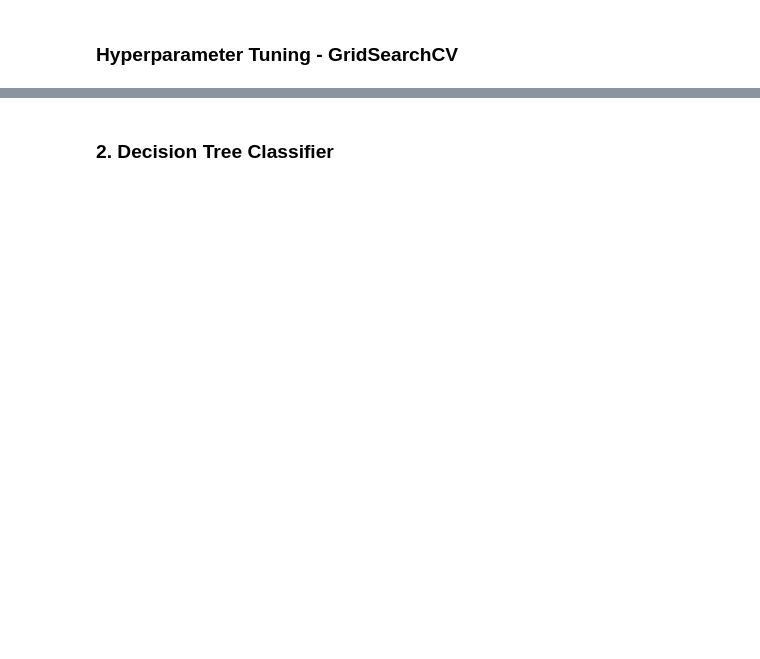
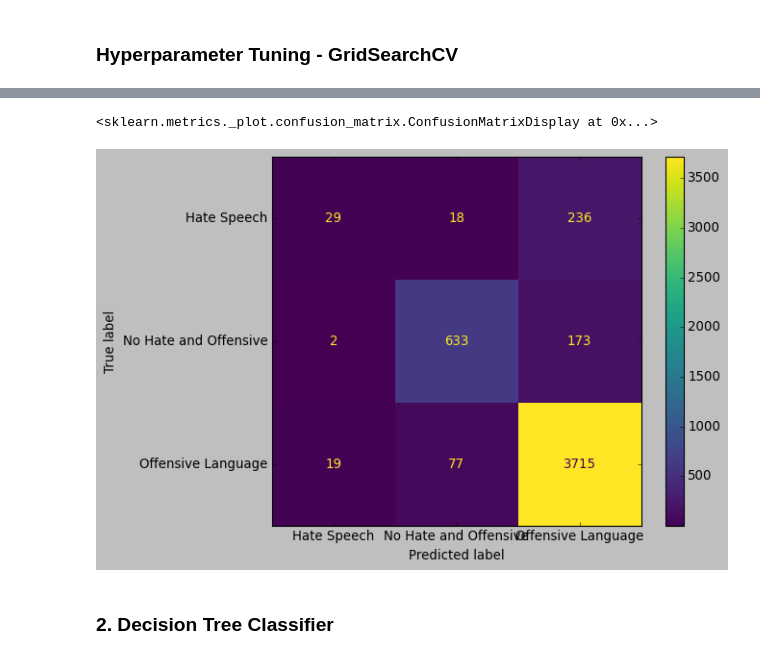
Before and after one commit to Soumya-Kushwaha/Ethical-Communication-AI, a Jupyter notebook: ethicalcommunicationai.ipynb, the cells around one changed output, grey strips where cells are left out. Saved outputs shown, nothing was run; the diff lists cells and outputs as text; code cells hidden in the pictures; blank space fills up the shorter version.

```diff
--- a/ethicalcommunicationai.ipynb
+++ b/ethicalcommunicationai.ipynb
@@ -230,3 +418,12 @@ print(classification_report(Y_test, log_grid_pred))
+# %%
+#for visualizing confusion matrix
+style.use('classic')
+cm = confusion_matrix(Y_test, log_grid_pred, labels=grid.classes_)
+disp = ConfusionMatrixDisplay(confusion_matrix=cm, display_labels=grid.classes_)
+disp.plot()
+# %% [output]
+<sklearn.metrics._plot.confusion_matrix.ConfusionMatrixDisplay at 0x...>
+[figure, added]
 # %% [markdown]
 ### 2. Decision Tree Classifier
 # %%
```
Also changed, not shown: parts of 31 cells of this notebook.
